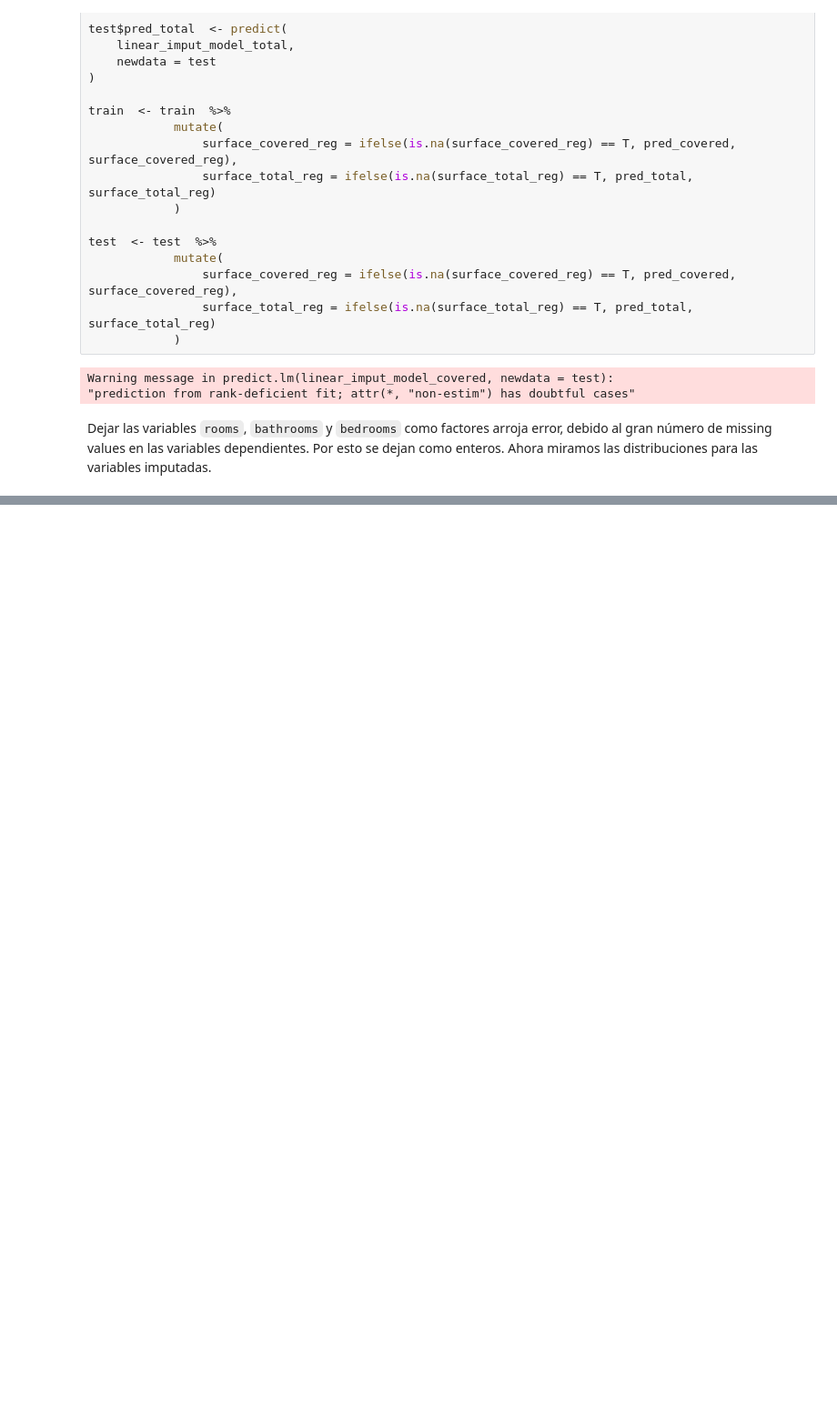
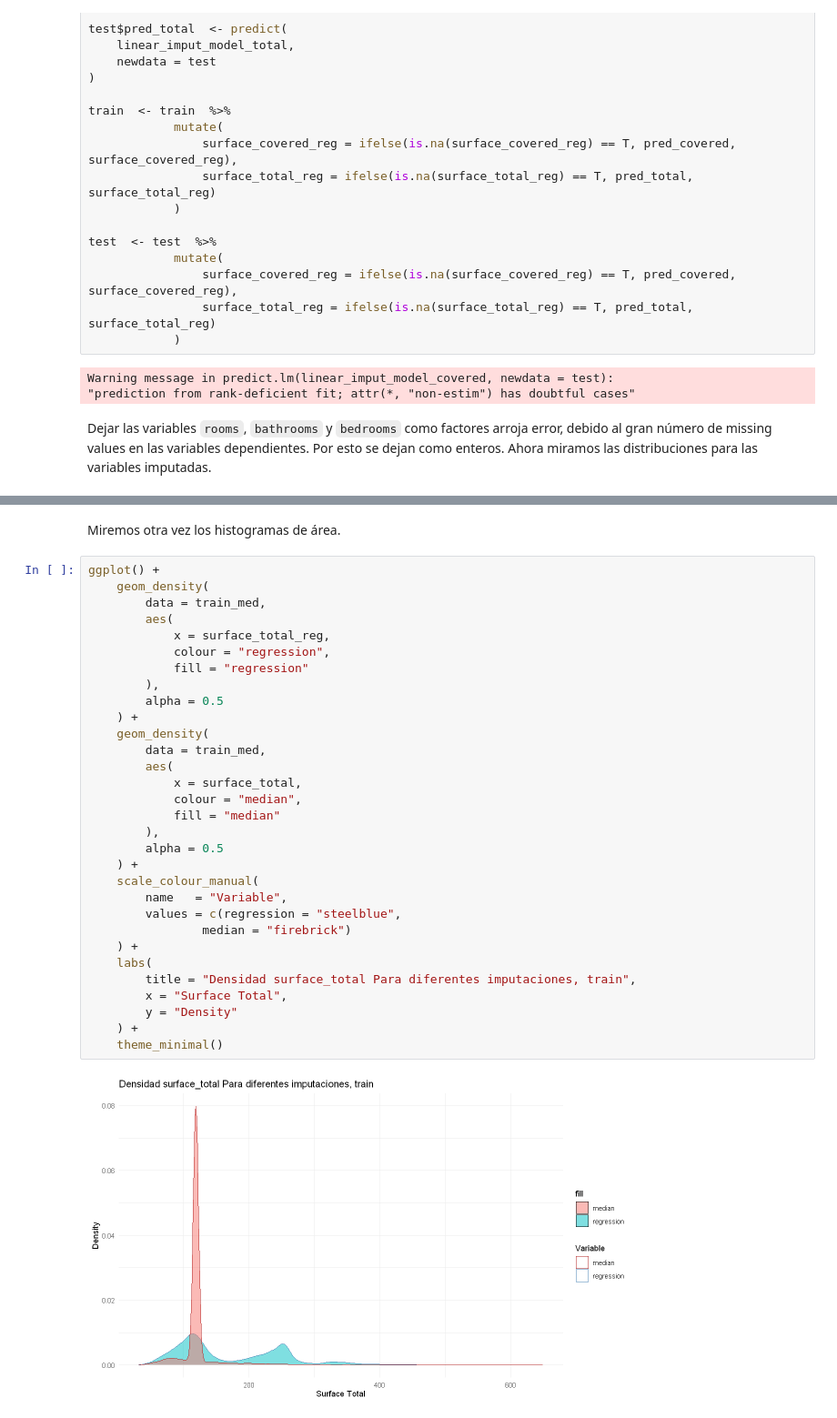
Before and after one commit to nicolozanoh/202510-MLBD-PS3, a Jupyter notebook: scripts/cuadernos/01_Limpieza_Datos.ipynb, the cells around one changed output, grey strips where cells are left out. Shown at 91% size. Cells and saved outputs as stored; diff of their text form; blank space fills up the shorter version.

```diff
--- a/scripts/cuadernos/01_Limpieza_Datos.ipynb
+++ b/scripts/cuadernos/01_Limpieza_Datos.ipynb
@@ -351,0 +420,35 @@ ggplot() +
+# %% [markdown]
+Miremos otra vez los histogramas de área.
+# %%
+ggplot() +
+    geom_density(
+        data = train_med,
+        aes(
+            x = surface_total_reg,
+            colour = "regression",
+            fill = "regression"
+        ),
+        alpha = 0.5
+    ) +
+    geom_density(
+        data = train_med,
+        aes(
+            x = surface_total,
+            colour = "median",
+            fill = "median"
+        ),
+        alpha = 0.5
+    ) +
+    scale_colour_manual(
+        name   = "Variable",
+        values = c(regression = "steelblue",
+                median = "firebrick")
+    ) +
+    labs(
+        title = "Densidad surface_total Para diferentes imputaciones, train",
+        x = "Surface Total",
+        y = "Density"
+    ) +
+    theme_minimal()
+# %% [output]
+[figure, added]
```
Also changed, not shown: parts of 28 cells of this notebook, 5 other files.
